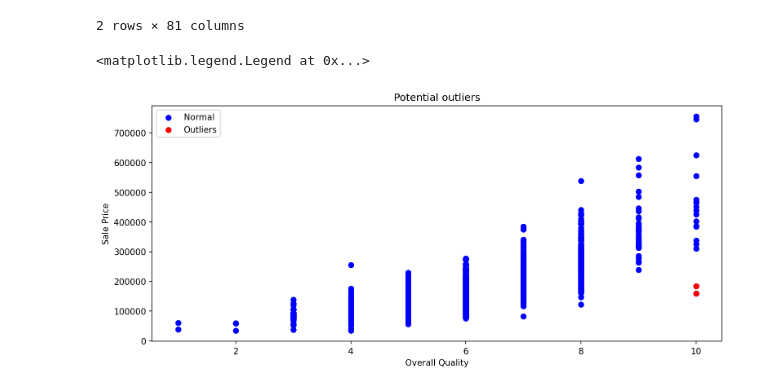
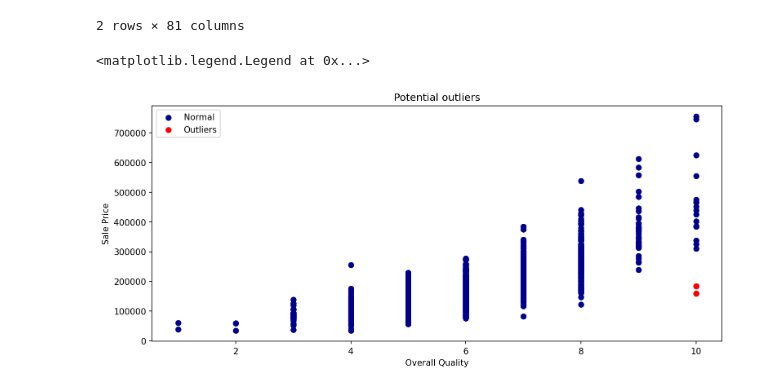
Before and after one commit to cauchemarra/house-prices-prediction, a Jupyter notebook: notebooks/House price.ipynb, the cells around one changed output. Cells and saved outputs as stored; diff of their text form; code cells hidden in the pictures.

```diff
--- a/notebooks/House price.ipynb
+++ b/notebooks/House price.ipynb
@@ -99,17 +99,18 @@ df[(df['OverallQual'] ==10) & (df['SalePrice']<200000)]
 # %%
 potential_outliers=df[(df['OverallQual'] ==10) & (df['SalePrice']<200000)]
 # %%
+# Scatter plot with highlighted outliers
 plt.figure(figsize=(12,5), dpi=150)
 
-plt.scatter(df['OverallQual'], df['SalePrice'], color='blue', label='Normal')
+plt.scatter(df['OverallQual'], df['SalePrice'], color='darkblue', label='Normal')
 plt.scatter(potential_outliers['OverallQual'], potential_outliers['SalePrice'], color='red', label='Outliers')
 
 plt.xlabel('Overall Quality')
 plt.ylabel('Sale Price')
 
 plt.title('Potential outliers')
 
 plt.legend()
 # %% [output]
 <matplotlib.legend.Legend at 0x...>
-[figure, old version]
+[figure, new version]
```
Also changed, not shown: parts of 6 cells of this notebook.
